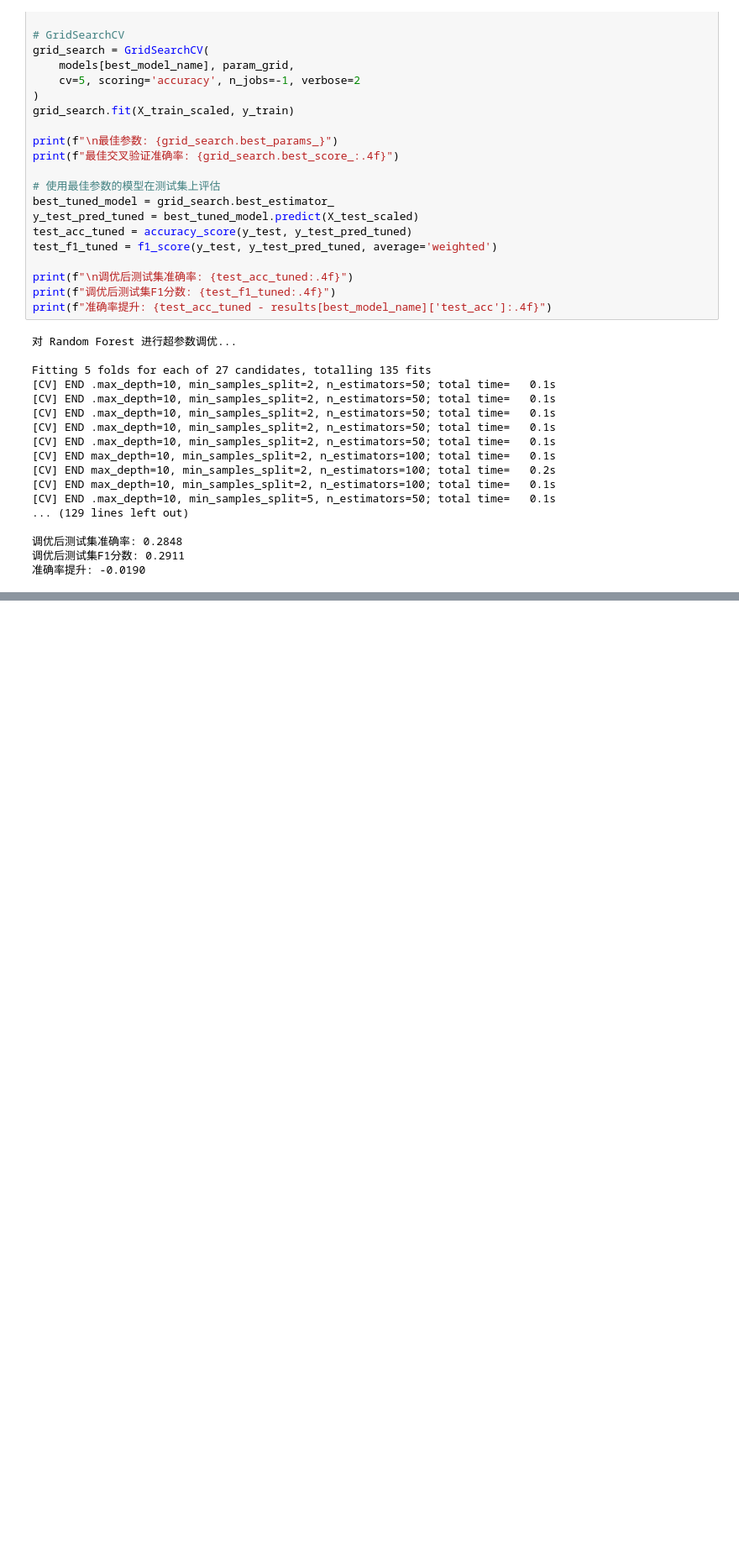
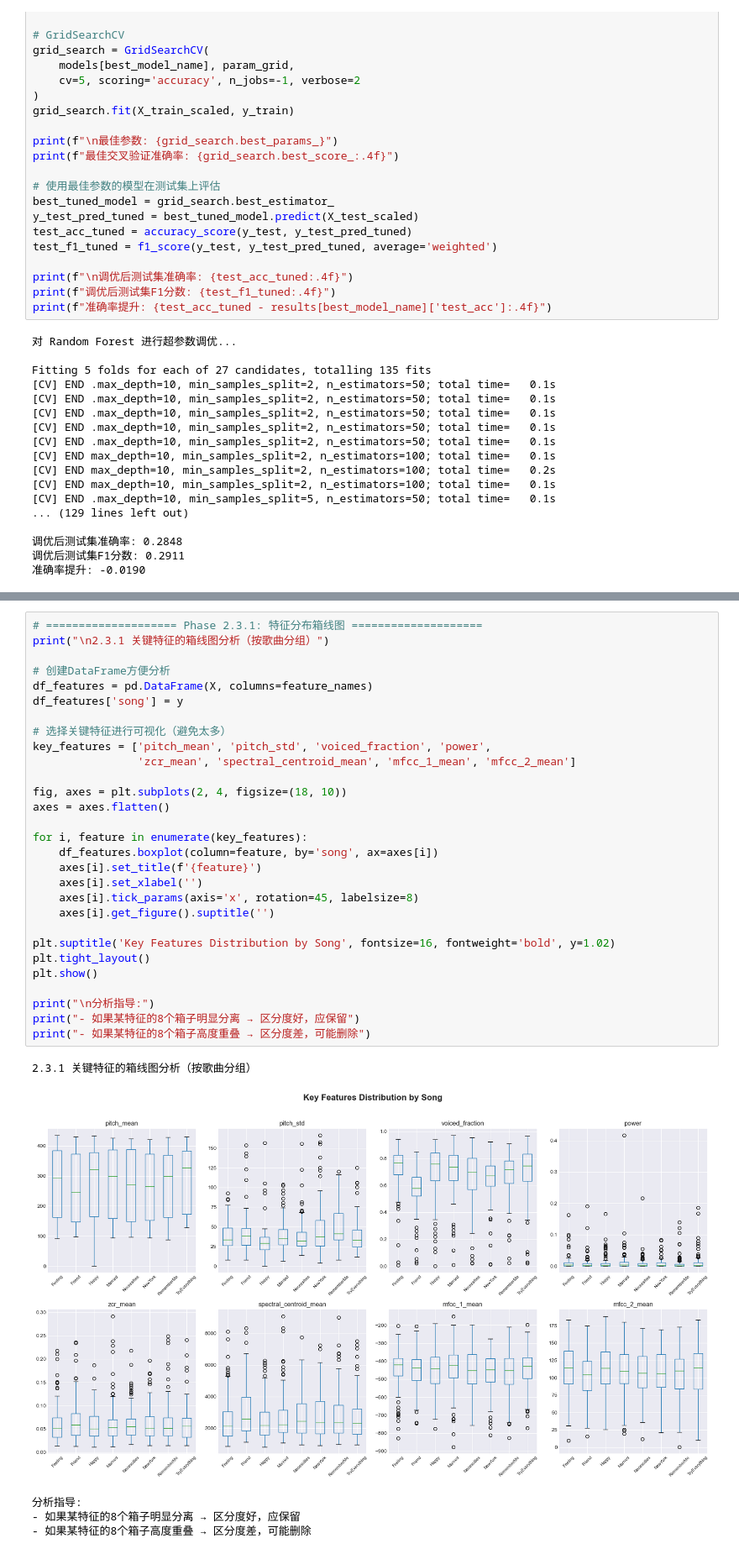
Before and after one commit to snowcatsmoking/ML_Coursework, a Jupyter notebook: exp.ipynb, the cells around one changed output, grey strips where cells are left out. Shown: that part at 84% size. Drawn from its saved outputs; the diff is of its cells as text; blank space fills up the shorter version.

```diff
--- a/exp.ipynb
+++ b/exp.ipynb
@@ -445,0 +593,35 @@ Fitting 5 folds for each of 27 candidates, totalling 135 fits
+# %%
+# ==================== Phase 2.3.1: 特征分布箱线图 ====================
+print("\n2.3.1 关键特征的箱线图分析（按歌曲分组）")
+
+# 创建DataFrame方便分析
+df_features = pd.DataFrame(X, columns=feature_names)
+df_features['song'] = y
+
+# 选择关键特征进行可视化（避免太多）
+key_features = ['pitch_mean', 'pitch_std', 'voiced_fraction', 'power',
+                'zcr_mean', 'spectral_centroid_mean', 'mfcc_1_mean', 'mfcc_2_mean']
+
+fig, axes = plt.subplots(2, 4, figsize=(18, 10))
+axes = axes.flatten()
+
+for i, feature in enumerate(key_features):
+    df_features.boxplot(column=feature, by='song', ax=axes[i])
+    axes[i].set_title(f'{feature}')
+    axes[i].set_xlabel('')
+    axes[i].tick_params(axis='x', rotation=45, labelsize=8)
+    axes[i].get_figure().suptitle('')
+
+plt.suptitle('Key Features Distribution by Song', fontsize=16, fontweight='bold', y=1.02)
+plt.tight_layout()
+plt.show()
+
+print("\n分析指导:")
+print("- 如果某特征的8个箱子明显分离 → 区分度好，应保留")
+print("- 如果某特征的8个箱子高度重叠 → 区分度差，可能删除")
+# %% [output]
+2.3.1 关键特征的箱线图分析（按歌曲分组）
+[figure, added]
+分析指导:
+- 如果某特征的8个箱子明显分离 → 区分度好，应保留
+- 如果某特征的8个箱子高度重叠 → 区分度差，可能删除
```
Also changed, not shown: parts of 9 cells of this notebook.
